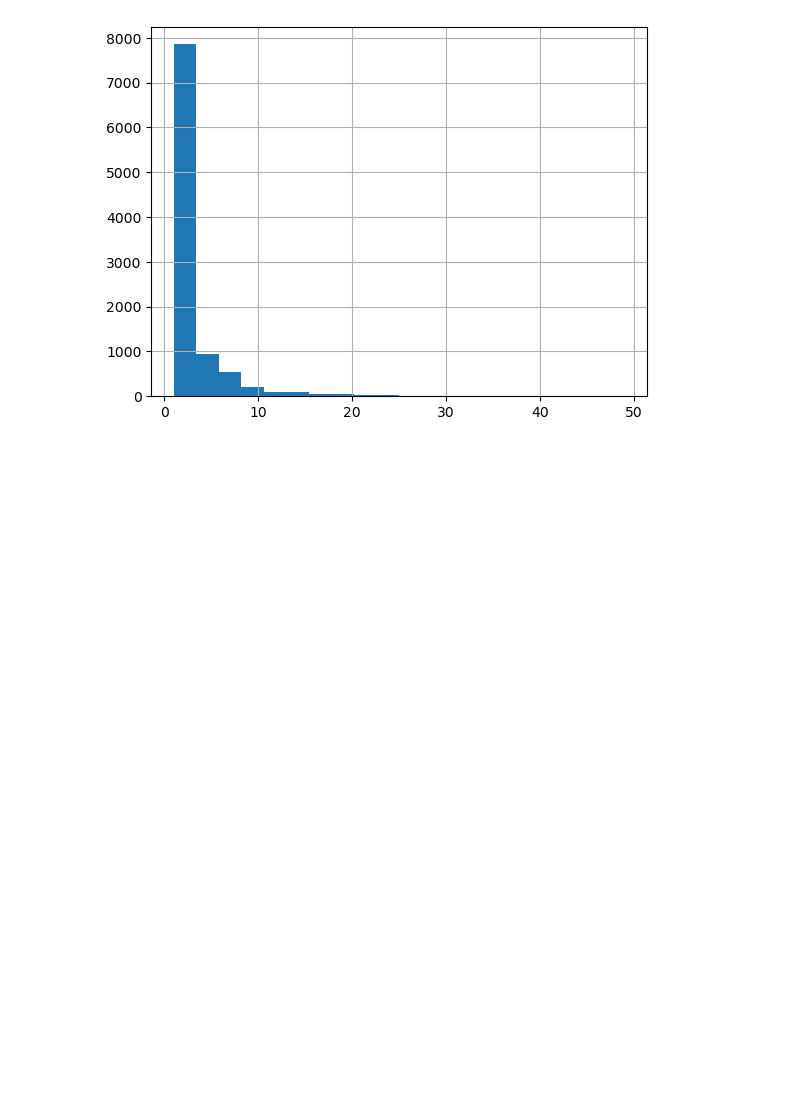
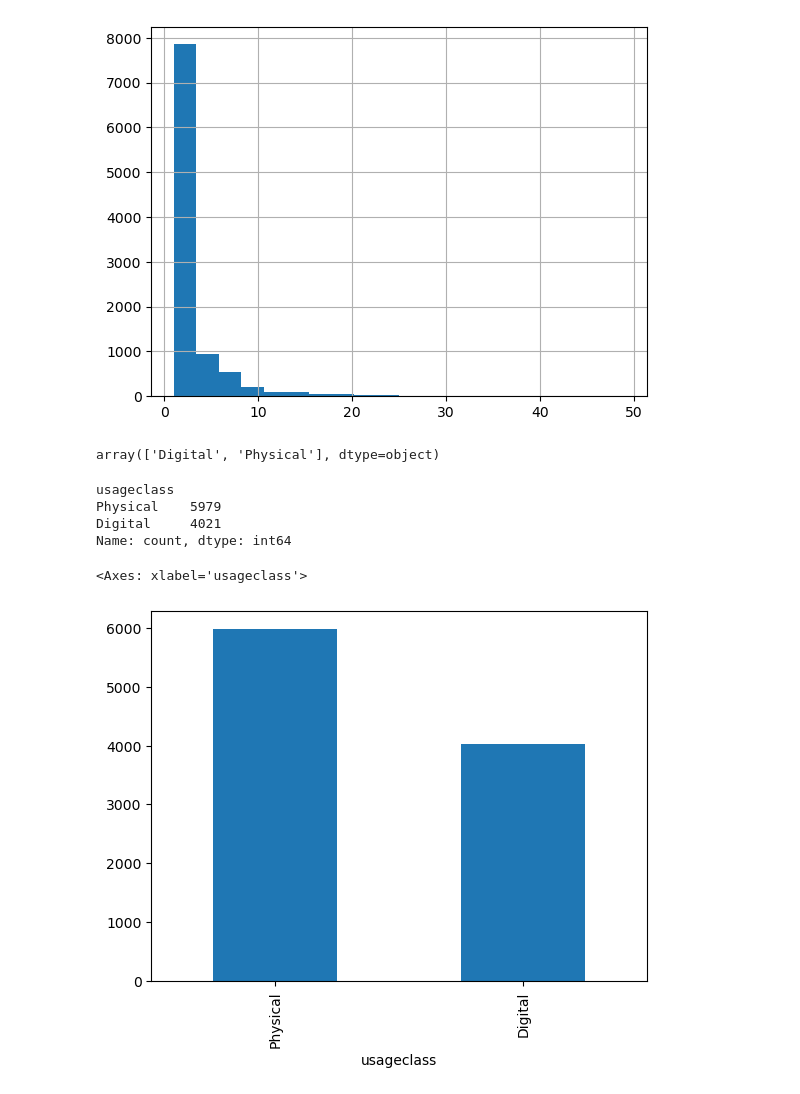
Before and after one commit to ottjannik/2024-2025-Data_Librarian_Jannik_Ott, a Jupyter notebook: Modul_1/Analyse_Seattle_Library_data.ipynb, the cells around one changed output. Drawn from its saved outputs; the diff is of its cells as text; code cells hidden in the pictures; blank space fills up the shorter version.

```diff
--- a/Modul_1/Analyse_Seattle_Library_data.ipynb
+++ b/Modul_1/Analyse_Seattle_Library_data.ipynb
@@ -71,3 +71,20 @@ checkouts_df[checkouts_df["checkouts"] < 50 ]["checkouts"].hist(bins=20)
 # %% [output]
 <Axes: >
 [figure]
+# %%
+checkouts_df["usageclass"].unique()
+# %% [output]
+array(['Digital', 'Physical'], dtype=object)
+# %%
+# Wie ist der Anteil von Physischen im Vergleich zu Digitalen Medienausleihen?
+checkouts_df["usageclass"].value_counts()
+# %% [output]
+usageclass
+Physical    5979
+Digital     4021
+Name: count, dtype: int64
+# %%
+checkouts_df["usageclass"].value_counts().plot(kind="bar")
+# %% [output]
+<Axes: xlabel='usageclass'>
+[figure, added]
```
Also changed, not shown: parts of 4 cells of this notebook.
